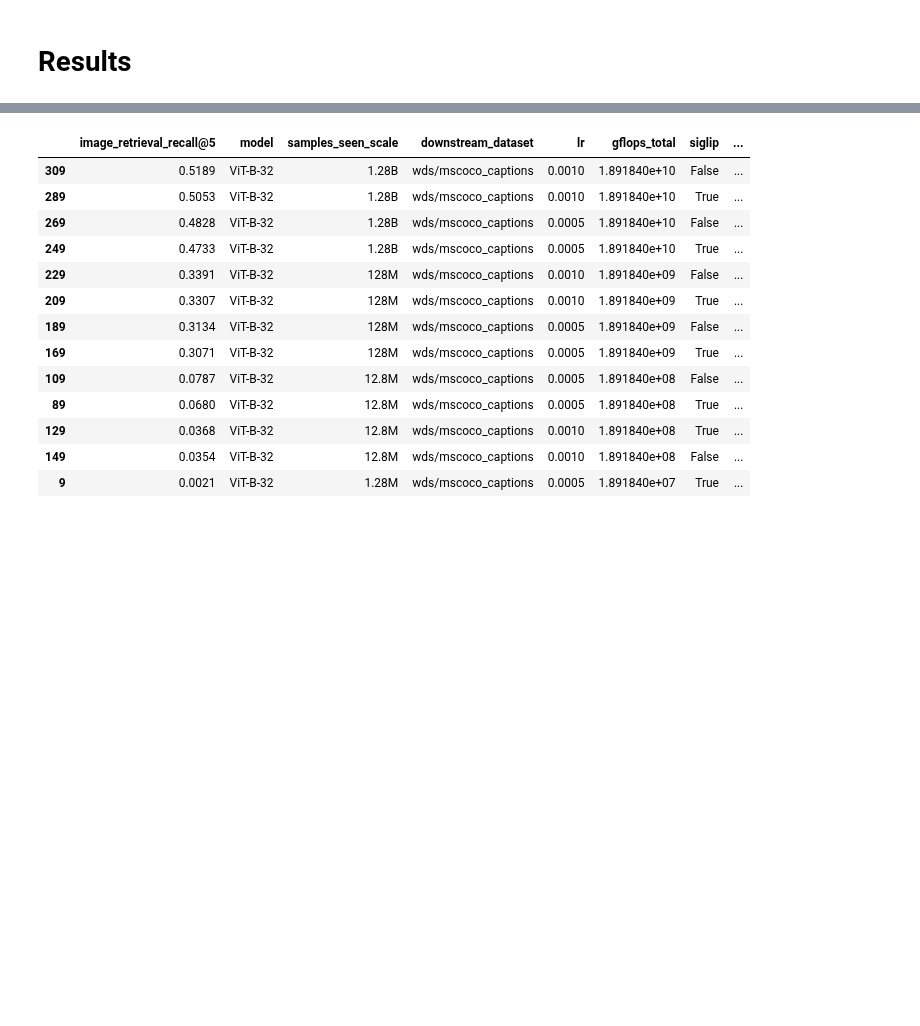
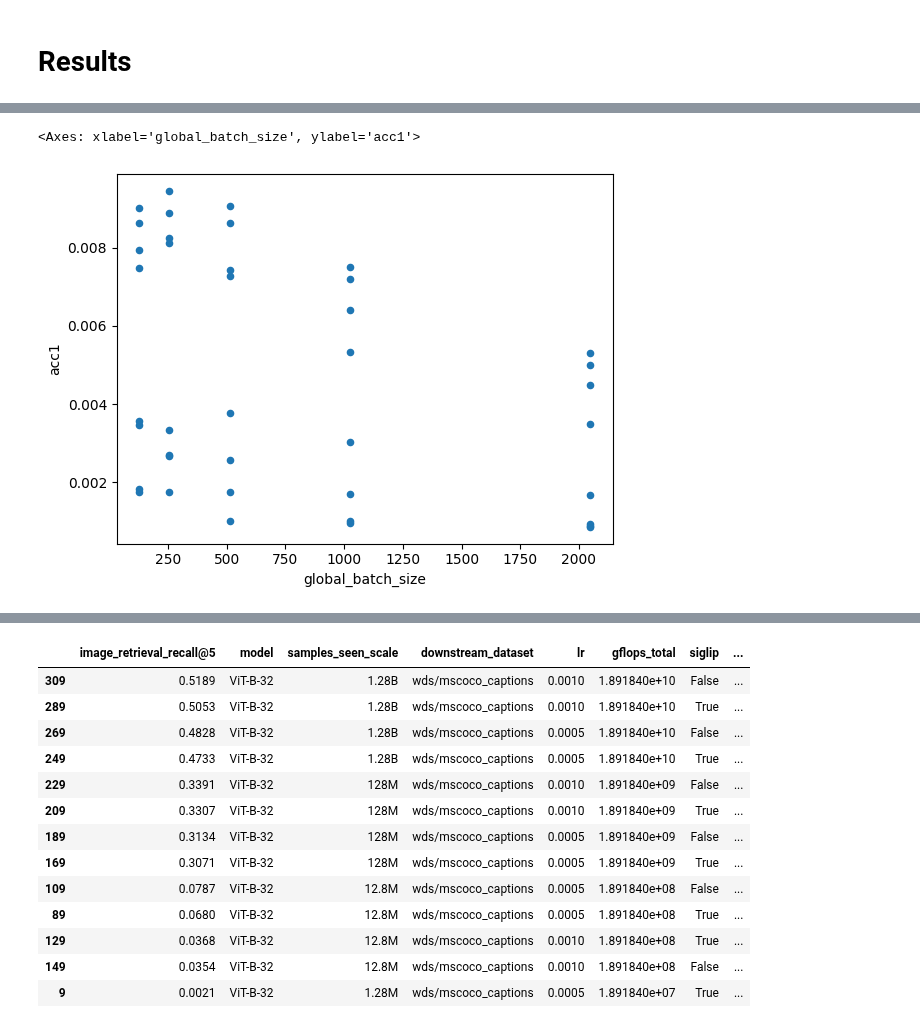
Before and after one commit to SLAMPAI/open_clip_scaling, a Jupyter notebook: results.ipynb, the cells around one changed output, grey strips where cells are left out. Drawn from its saved outputs; the diff is of its cells as text; code cells hidden in the pictures; blank space fills up the shorter version.

Commit message:
update results

```diff
--- a/results.ipynb
+++ b/results.ipynb
@@ -88,0 +91,11 @@ d[[metric] + cols].sort_values(by=metric, ascending=False).round(4)
+# %%
+d = results[results.total_epochs==results.epoch]
+ds = 'wds/imagenet1k'
+metric = 'acc1'
+d = d[d.downstream_dataset==ds]
+d = d[d.samples_seen_scale=="1.28M"]
+d[[metric] + cols].sort_values(by=metric, ascending=False).round(5)
+d.plot(x="global_batch_size", y="acc1", kind="scatter")
+# %% [output]
+<Axes: xlabel='global_batch_size', ylabel='acc1'>
+[figure, added]
```
Also changed, not shown: parts of 5 cells of this notebook, 1 other file.
